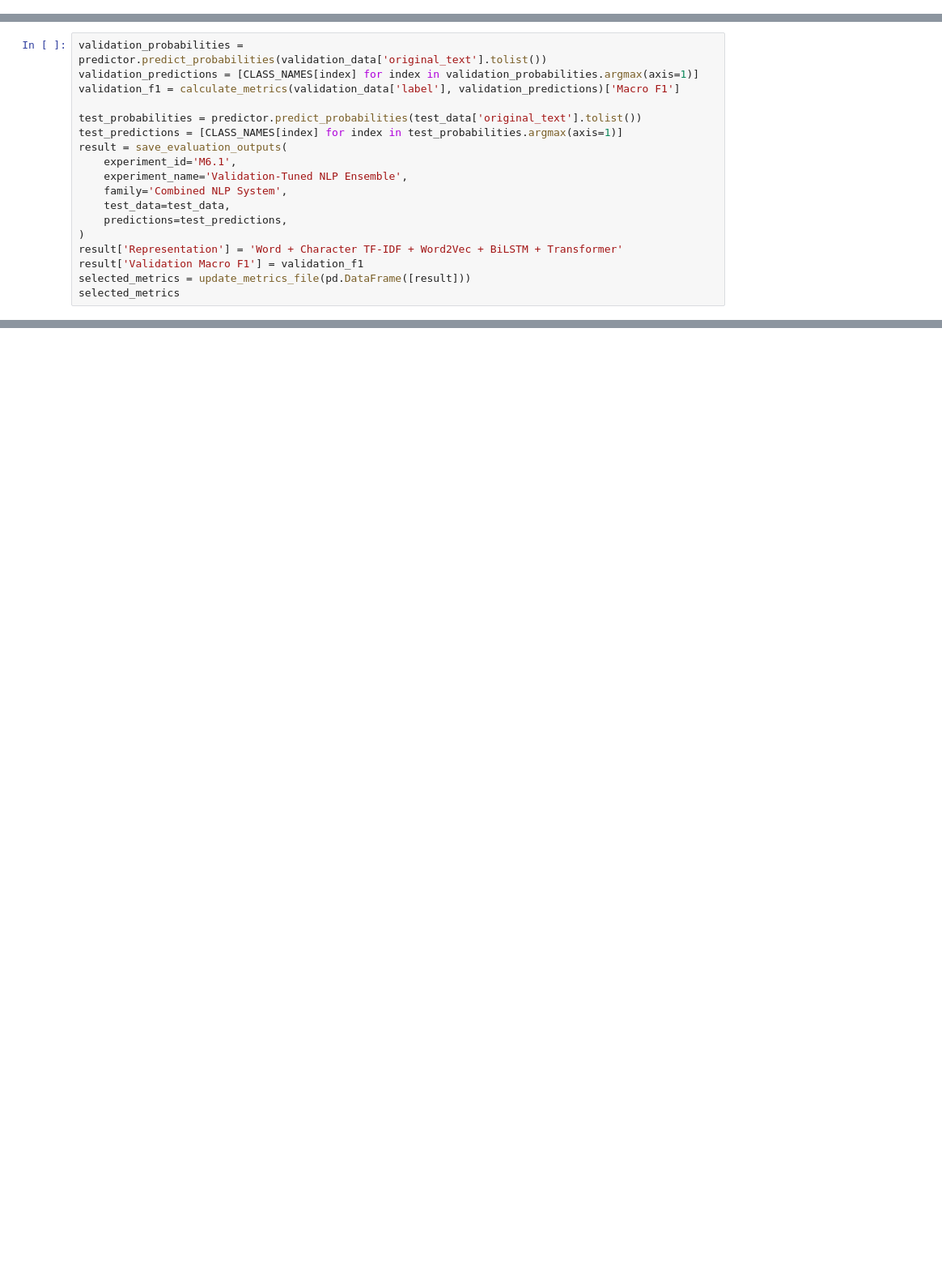
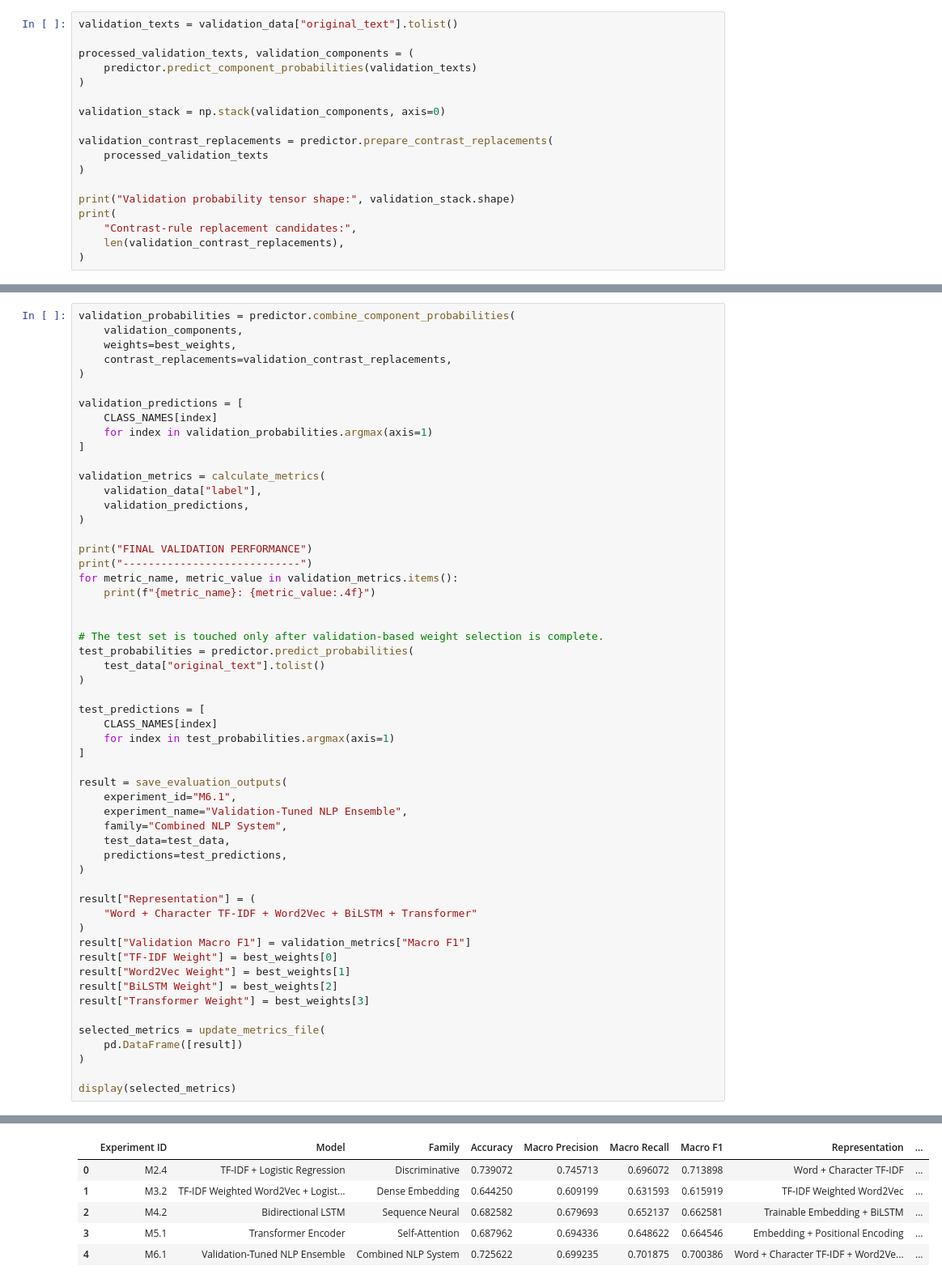
Before and after one commit to abdullahshahporan/Bangla-English-Code-Mixed-Sentiment-Analysis, a Jupyter notebook: notebooks/06_final_ensemble.ipynb, the cells around one changed output, grey strips where cells are left out. Shown at 81% size. Cells and saved outputs as stored; diff of their text form; blank space fills up the shorter version.

Commit message:
fix: model value

```diff
--- a/notebooks/06_final_ensemble.ipynb
+++ b/notebooks/06_final_ensemble.ipynb
@@ -22,0 +39,18 @@ predictor = get_ensemble_predictor()
+# %%
+validation_texts = validation_data["original_text"].tolist()
+
+processed_validation_texts, validation_components = (
+    predictor.predict_component_probabilities(validation_texts)
+)
+
+validation_stack = np.stack(validation_components, axis=0)
+
+validation_contrast_replacements = predictor.prepare_contrast_replacements(
+    processed_validation_texts
+)
+
+print("Validation probability tensor shape:", validation_stack.shape)
+print(
+    "Contrast-rule replacement candidates:",
+    len(validation_contrast_replacements),
+)
@@ -23,18 +249,56 @@ predictor = get_ensemble_predictor()
 # %%
-validation_probabilities = predictor.predict_probabilities(validation_data['original_text'].tolist())
-validation_predictions = [CLASS_NAMES[index] for index in validation_probabilities.argmax(axis=1)]
-validation_f1 = calculate_metrics(validation_data['label'], validation_predictions)['Macro F1']
+validation_probabilities = predictor.combine_component_probabilities(
+    validation_components,
+    weights=best_weights,
+    contrast_replacements=validation_contrast_replacements,
+)
 
-test_probabilities = predictor.predict_probabilities(test_data['original_text'].tolist())
-test_predictions = [CLASS_NAMES[index] for index in test_probabilities.argmax(axis=1)]
+validation_predictions = [
+    CLASS_NAMES[index]
+    for index in validation_probabilities.argmax(axis=1)
+]
+
+validation_metrics = calculate_metrics(
+    validation_data["label"],
+    validation_predictions,
+)
+
+print("FINAL VALIDATION PERFORMANCE")
+print("----------------------------")
+for metric_name, metric_value in validation_metrics.items():
+    print(f"{metric_name}: {metric_value:.4f}")
+
+
+# The test set is touched only after validation-based weight selection is complete.
+test_probabilities = predictor.predict_probabilities(
+    test_data["original_text"].tolist()
+)
+
+test_predictions = [
+    CLASS_NAMES[index]
+    for index in test_probabilities.argmax(axis=1)
+]
+
 result = save_evaluation_outputs(
-    experiment_id='M6.1',
-    experiment_name='Validation-Tuned NLP Ensemble',
-    family='Combined NLP System',
+    experiment_id="M6.1",
+    experiment_name="Validation-Tuned NLP Ensemble",
+    family="Combined NLP System",
     test_data=test_data,
     predictions=test_predictions,
 )
-result['Representation'] = 'Word + Character TF-IDF + Word2Vec + BiLSTM + Transformer'
-result['Validation Macro F1'] = validation_f1
-selected_metrics = update_metrics_file(pd.DataFrame([result]))
-selected_metrics
+
+result["Representation"] = (
+    "Word + Character TF-IDF + Word2Vec + BiLSTM + Transformer"
+)
+result["Validation Macro F1"] = validation_metrics["Macro F1"]
+result["TF-IDF Weight"] = best_weights[0]
+result["Word2Vec Weight"] = best_weights[1]
+result["BiLSTM Weight"] = best_weights[2]
+result["Transformer Weight"] = best_weights[3]
+
+selected_metrics = update_metrics_file(
+    pd.DataFrame([result])
+)
+
+display(selected_metrics)
+# %% [output]
@@ -40,0 +311,6 @@ selected_metrics
+|  | Experiment ID | Model | Family | Accuracy | Macro Precision | Macro Recall | Macro F1 | Representation | ... |
+| 0 | M2.4 | TF-IDF + Logistic Regression | Discriminative | 0.739072 | 0.745713 | 0.696072 | 0.713898 | Word + Character TF-IDF | ... |
+| 1 | M3.2 | TF-IDF Weighted Word2Vec + Logist... | Dense Embedding | 0.644250 | 0.609199 | 0.631593 | 0.615919 | TF-IDF Weighted Word2Vec | ... |
+| 2 | M4.2 | Bidirectional LSTM | Sequence Neural | 0.682582 | 0.679693 | 0.652137 | 0.662581 | Trainable Embedding + BiLSTM | ... |
+| 3 | M5.1 | Transformer Encoder | Self-Attention | 0.687962 | 0.694336 | 0.648622 | 0.664546 | Embedding + Positional Encoding | ... |
+| 4 | M6.1 | Validation-Tuned NLP Ensemble | Combined NLP System | 0.725622 | 0.699235 | 0.701875 | 0.700386 | Word + Character TF-IDF + Word2Ve... | ... |
```
Also changed, not shown: parts of 15 cells of this notebook, 6 other files.
